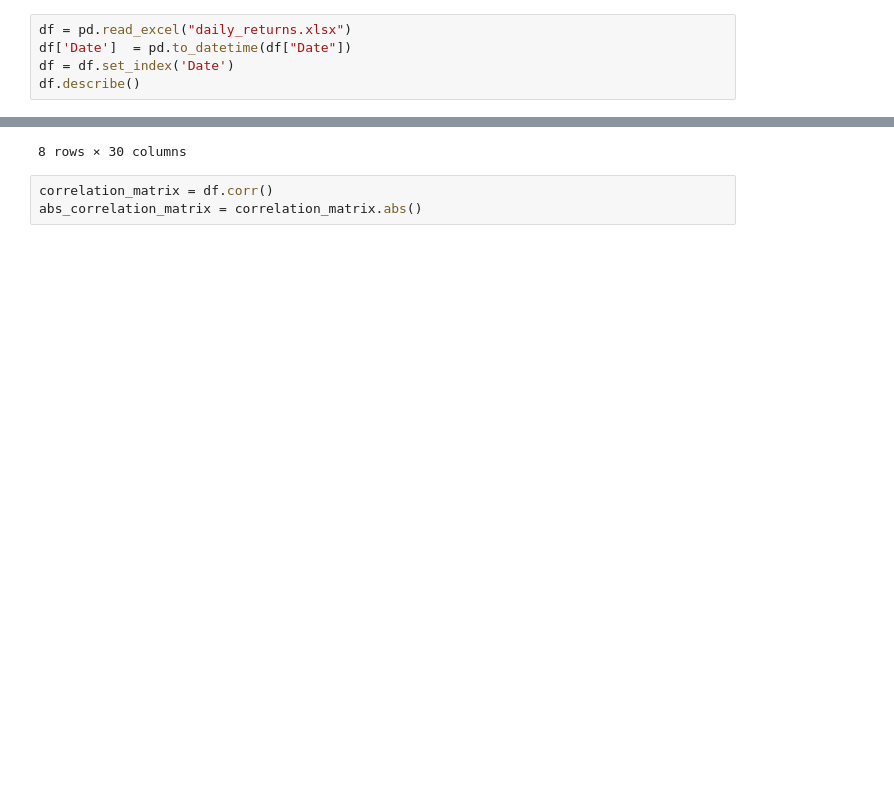
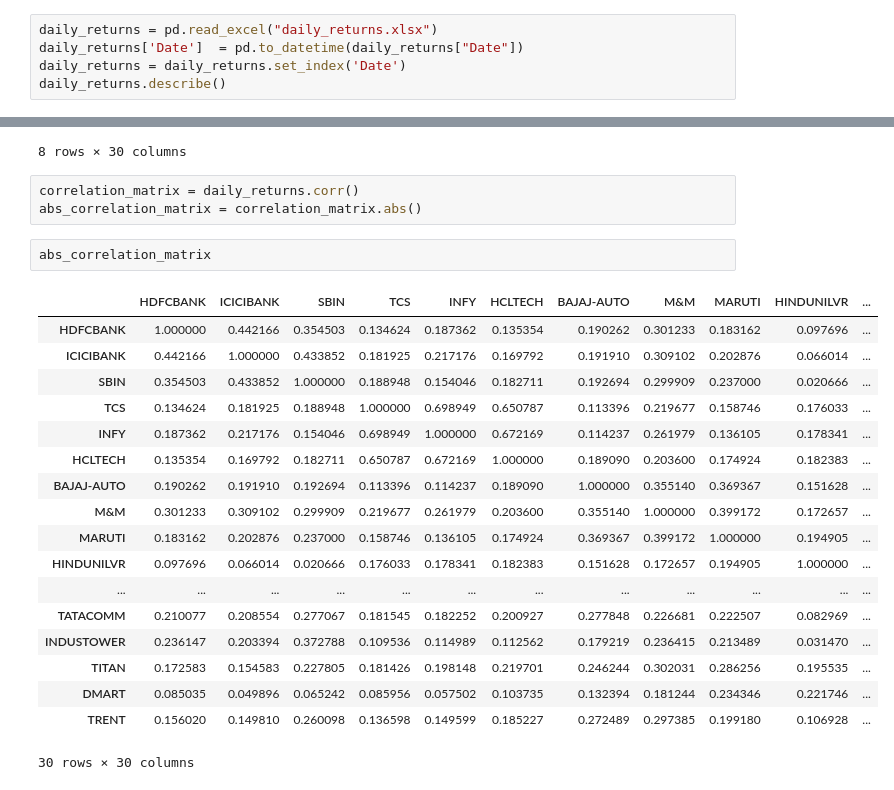
Before and after one commit to Siddhesh1kamble/DA6701-Assignments, a Jupyter notebook: Assignment_1/assignment1.ipynb, the cells around one changed output, grey strips where cells are left out. Drawn from its saved outputs; the diff is of its cells as text; blank space fills up the shorter version.

```diff
--- a/Assignment_1/assignment1.ipynb
+++ b/Assignment_1/assignment1.ipynb
@@ -16,8 +4,8 @@ Successfully installed et-xmlfile-2.0.0 openpyxl-3.1.5
 # %%
-df = pd.read_excel("daily_returns.xlsx")
-df['Date']  = pd.to_datetime(df["Date"])
-df = df.set_index('Date')
-df.describe()
+daily_returns = pd.read_excel("daily_returns.xlsx")
+daily_returns['Date']  = pd.to_datetime(daily_returns["Date"])
+daily_returns = daily_returns.set_index('Date')
+daily_returns.describe()
 # %% [output]
 |  | HDFCBANK | ICICIBANK | SBIN | TCS | INFY | HCLTECH | BAJAJ-AUTO | M&M | MARUTI | HINDUNILVR | ... |
 | count | 739.000000 | 739.000000 | 739.000000 | 739.000000 | 739.000000 | 739.000000 | 739.000000 | 739.000000 | 739.000000 | 739.000000 | ... |
@@ -30,6 +18,27 @@ df.describe()
 | max | 4.628700 | 4.716100 | 9.068500 | 6.632800 | 7.934000 | 7.710000 | 6.720400 | 6.531500 | 8.750800 | 5.959500 | ... |
 8 rows × 30 columns
 # %%
-correlation_matrix = df.corr()
+correlation_matrix = daily_returns.corr()
 abs_correlation_matrix = correlation_matrix.abs()
+# %%
+abs_correlation_matrix
+# %% [output]
+|  | HDFCBANK | ICICIBANK | SBIN | TCS | INFY | HCLTECH | BAJAJ-AUTO | M&M | MARUTI | HINDUNILVR | ... |
+| HDFCBANK | 1.000000 | 0.442166 | 0.354503 | 0.134624 | 0.187362 | 0.135354 | 0.190262 | 0.301233 | 0.183162 | 0.097696 | ... |
+| ICICIBANK | 0.442166 | 1.000000 | 0.433852 | 0.181925 | 0.217176 | 0.169792 | 0.191910 | 0.309102 | 0.202876 | 0.066014 | ... |
+| SBIN | 0.354503 | 0.433852 | 1.000000 | 0.188948 | 0.154046 | 0.182711 | 0.192694 | 0.299909 | 0.237000 | 0.020666 | ... |
+| TCS | 0.134624 | 0.181925 | 0.188948 | 1.000000 | 0.698949 | 0.650787 | 0.113396 | 0.219677 | 0.158746 | 0.176033 | ... |
+| INFY | 0.187362 | 0.217176 | 0.154046 | 0.698949 | 1.000000 | 0.672169 | 0.114237 | 0.261979 | 0.136105 | 0.178341 | ... |
+| HCLTECH | 0.135354 | 0.169792 | 0.182711 | 0.650787 | 0.672169 | 1.000000 | 0.189090 | 0.203600 | 0.174924 | 0.182383 | ... |
+| BAJAJ-AUTO | 0.190262 | 0.191910 | 0.192694 | 0.113396 | 0.114237 | 0.189090 | 1.000000 | 0.355140 | 0.369367 | 0.151628 | ... |
+| M&M | 0.301233 | 0.309102 | 0.299909 | 0.219677 | 0.261979 | 0.203600 | 0.355140 | 1.000000 | 0.399172 | 0.172657 | ... |
+| MARUTI | 0.183162 | 0.202876 | 0.237000 | 0.158746 | 0.136105 | 0.174924 | 0.369367 | 0.399172 | 1.000000 | 0.194905 | ... |
+| HINDUNILVR | 0.097696 | 0.066014 | 0.020666 | 0.176033 | 0.178341 | 0.182383 | 0.151628 | 0.172657 | 0.194905 | 1.000000 | ... |
+| ... | ... | ... | ... | ... | ... | ... | ... | ... | ... | ... | ... |
+| TATACOMM | 0.210077 | 0.208554 | 0.277067 | 0.181545 | 0.182252 | 0.200927 | 0.277848 | 0.226681 | 0.222507 | 0.082969 | ... |
+| INDUSTOWER | 0.236147 | 0.203394 | 0.372788 | 0.109536 | 0.114989 | 0.112562 | 0.179219 | 0.236415 | 0.213489 | 0.031470 | ... |
+| TITAN | 0.172583 | 0.154583 | 0.227805 | 0.181426 | 0.198148 | 0.219701 | 0.246244 | 0.302031 | 0.286256 | 0.195535 | ... |
+| DMART | 0.085035 | 0.049896 | 0.065242 | 0.085956 | 0.057502 | 0.103735 | 0.132394 | 0.181244 | 0.234346 | 0.221746 | ... |
+| TRENT | 0.156020 | 0.149810 | 0.260098 | 0.136598 | 0.149599 | 0.185227 | 0.272489 | 0.297385 | 0.199180 | 0.106928 | ... |
+30 rows × 30 columns
 # %%
```
Also changed, not shown: parts of 7 cells of this notebook.
